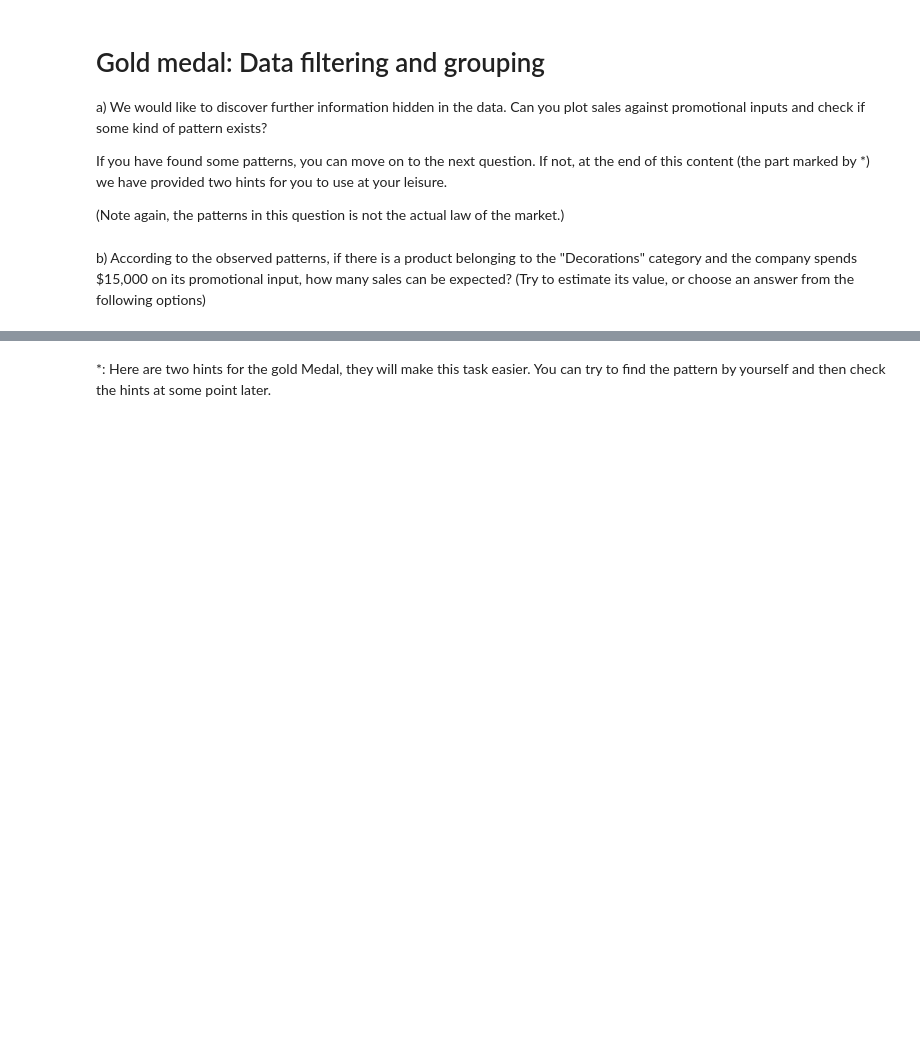
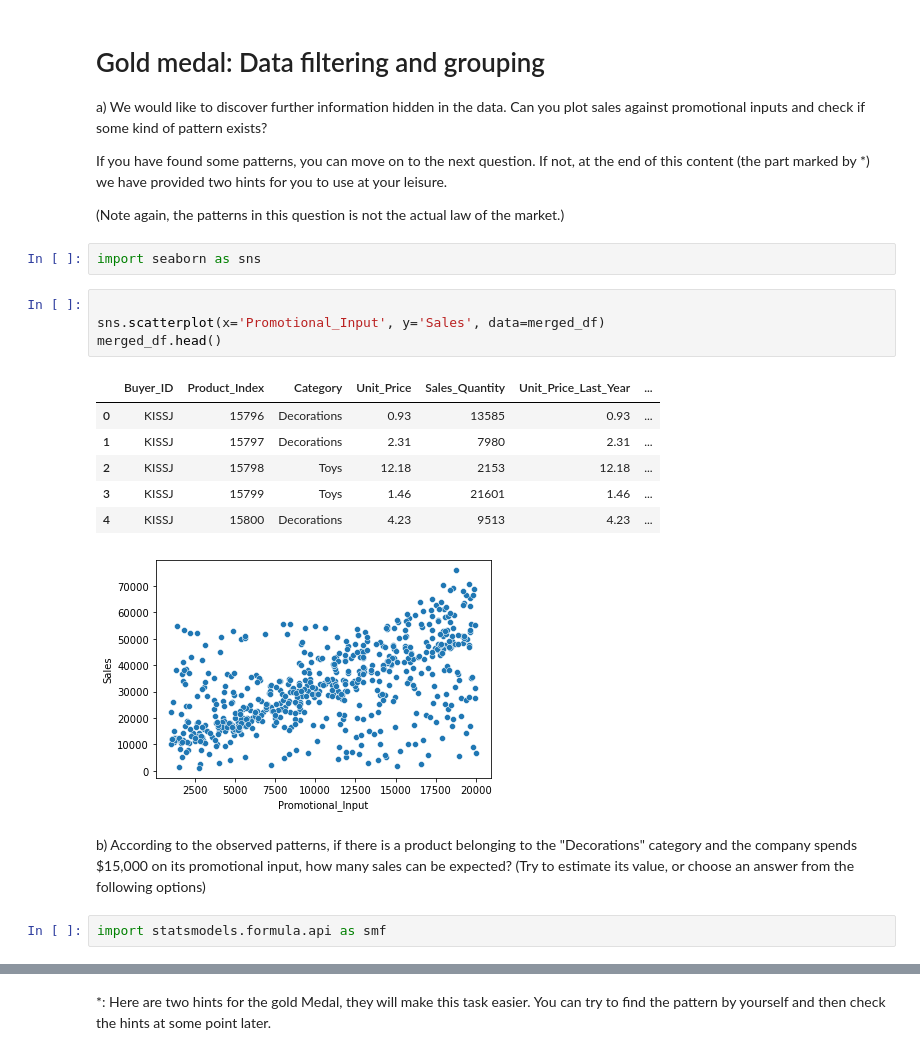
Before and after one commit to tomhtlnd/computational-thinking-week-individual-14476843, a Jupyter notebook: challenge_vectors_matrices/Review_Vectors.ipynb, the cells around one changed output, grey strips where cells are left out. Saved outputs shown, nothing was run; the diff lists cells and outputs as text; blank space fills up the shorter version.

```diff
--- a/challenge_vectors_matrices/Review_Vectors.ipynb
+++ b/challenge_vectors_matrices/Review_Vectors.ipynb
@@ -188,8 +188,24 @@ a) We would like to discover further information hidden in the data. Can you plo
 If you have found some patterns, you can move on to the next question. If not, at the end of this content (the part marked by *) we have provided two hints for you to use at your leisure.
 
 (Note again, the patterns in this question is not the actual law of the market.)
+# %%
+import seaborn as sns
+# %%
+
+sns.scatterplot(x='Promotional_Input', y='Sales', data=merged_df)
+merged_df.head()
+# %% [output]
+|  | Buyer_ID | Product_Index | Category | Unit_Price | Sales_Quantity | Unit_Price_Last_Year | ... |
+| 0 | KISSJ | 15796 | Decorations | 0.93 | 13585 | 0.93 | ... |
+| 1 | KISSJ | 15797 | Decorations | 2.31 | 7980 | 2.31 | ... |
+| 2 | KISSJ | 15798 | Toys | 12.18 | 2153 | 12.18 | ... |
+| 3 | KISSJ | 15799 | Toys | 1.46 | 21601 | 1.46 | ... |
+| 4 | KISSJ | 15800 | Decorations | 4.23 | 9513 | 4.23 | ... |
+[figure, added]
 # %% [markdown]
 b) According to the observed patterns, if there is a product belonging to the "Decorations" category and the company spends $15,000 on its promotional input, how many sales can be expected? (Try to estimate its value, or choose an answer from the following options)
+# %%
+import statsmodels.formula.api as smf
 # %%
 # start estimating the sales, you could import other package if you want.
 def estimate_sales(df):
```
Also changed, not shown: parts of 1 cell of this notebook.
